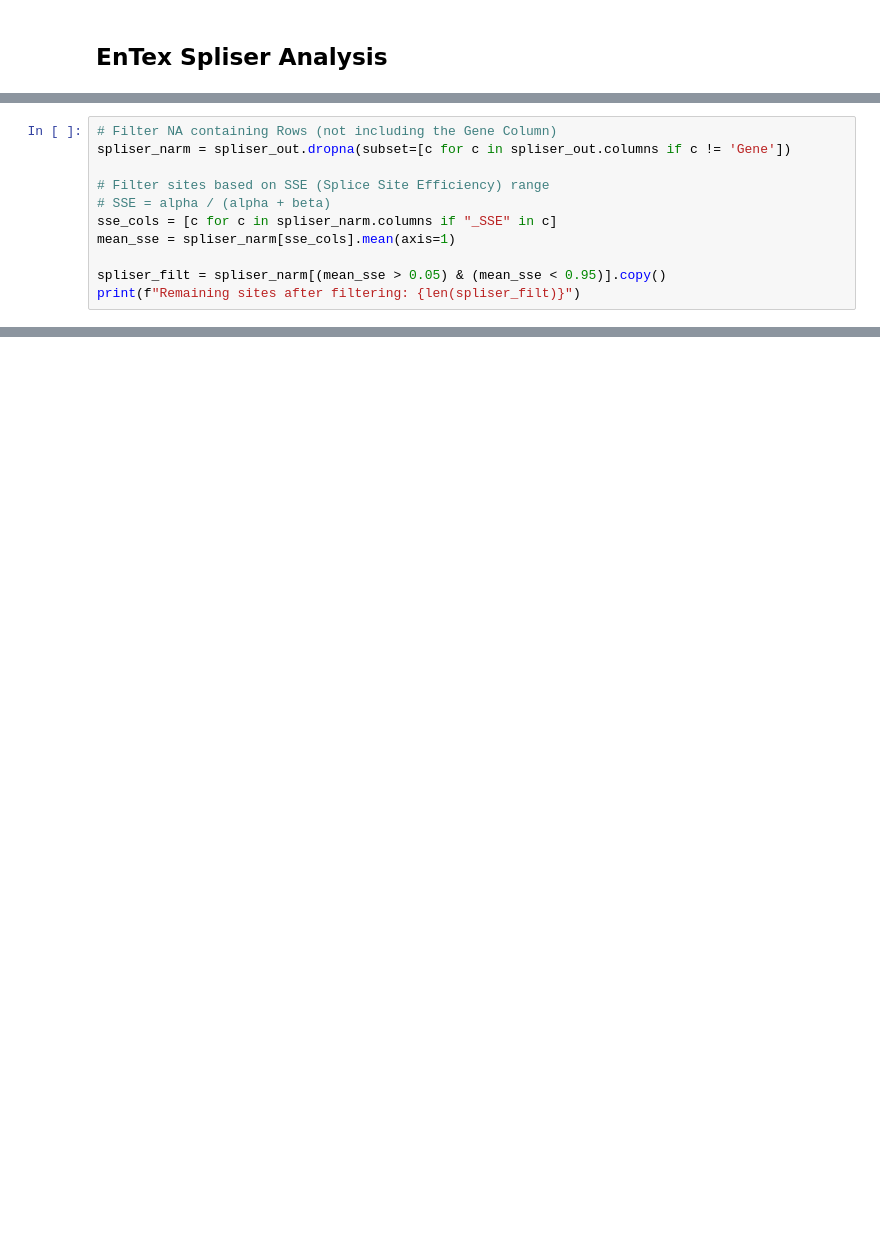
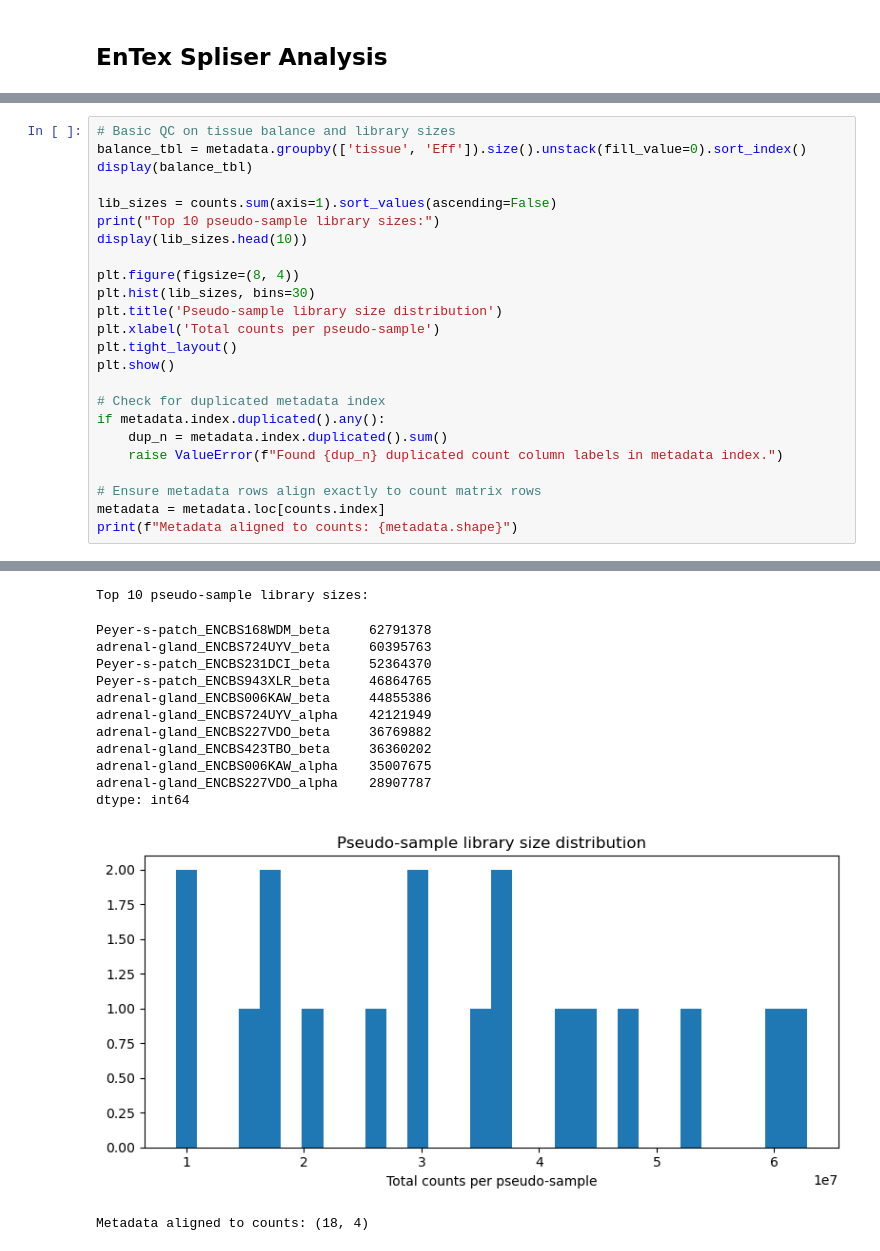
Before and after one commit to qiuresearch/AmbiSplice, a Jupyter notebook: data_expo_entex.ipynb, the cells around one changed output, grey strips where cells are left out. Saved outputs shown, nothing was run; the diff lists cells and outputs as text; blank space fills up the shorter version.

```diff
--- a/data_expo_entex.ipynb
+++ b/data_expo_entex.ipynb
@@ -32,11 +242,25 @@ print(targets.head())
 # %%
-# Filter NA containing Rows (not including the Gene Column)
-spliser_narm = spliser_out.dropna(subset=[c for c in spliser_out.columns if c != 'Gene'])
+# Basic QC on tissue balance and library sizes
+balance_tbl = metadata.groupby(['tissue', 'Eff']).size().unstack(fill_value=0).sort_index()
+display(balance_tbl)
 
-# Filter sites based on SSE (Splice Site Efficiency) range
-# SSE = alpha / (alpha + beta)
-sse_cols = [c for c in spliser_narm.columns if "_SSE" in c]
-mean_sse = spliser_narm[sse_cols].mean(axis=1)
+lib_sizes = counts.sum(axis=1).sort_values(ascending=False)
+print("Top 10 pseudo-sample library sizes:")
+display(lib_sizes.head(10))
 
-spliser_filt = spliser_narm[(mean_sse > 0.05) & (mean_sse < 0.95)].copy()
-print(f"Remaining sites after filtering: {len(spliser_filt)}")
+plt.figure(figsize=(8, 4))
+plt.hist(lib_sizes, bins=30)
+plt.title('Pseudo-sample library size distribution')
+plt.xlabel('Total counts per pseudo-sample')
+plt.tight_layout()
+plt.show()
+
+# Check for duplicated metadata index
+if metadata.index.duplicated().any():
+    dup_n = metadata.index.duplicated().sum()
+    raise ValueError(f"Found {dup_n} duplicated count column labels in metadata index.")
+
+# Ensure metadata rows align exactly to count matrix rows
+metadata = metadata.loc[counts.index]
+print(f"Metadata aligned to counts: {metadata.shape}")
+# %% [output]
@@ -43 +272,15 @@ print(f"Remaining sites after filtering: {len(spliser_filt)}")
+Top 10 pseudo-sample library sizes:
+Peyer-s-patch_ENCBS168WDM_beta     62791378
+adrenal-gland_ENCBS724UYV_beta     60395763
+Peyer-s-patch_ENCBS231DCI_beta     52364370
+Peyer-s-patch_ENCBS943XLR_beta     46864765
+adrenal-gland_ENCBS006KAW_beta     44855386
+adrenal-gland_ENCBS724UYV_alpha    42121949
+adrenal-gland_ENCBS227VDO_beta     36769882
+adrenal-gland_ENCBS423TBO_beta     36360202
+adrenal-gland_ENCBS006KAW_alpha    35007675
+adrenal-gland_ENCBS227VDO_alpha    28907787
+dtype: int64
+[figure, added]
+Metadata aligned to counts: (18, 4)
 # %%
```
Also changed, not shown: parts of 10 cells of this notebook, 2 other files.
